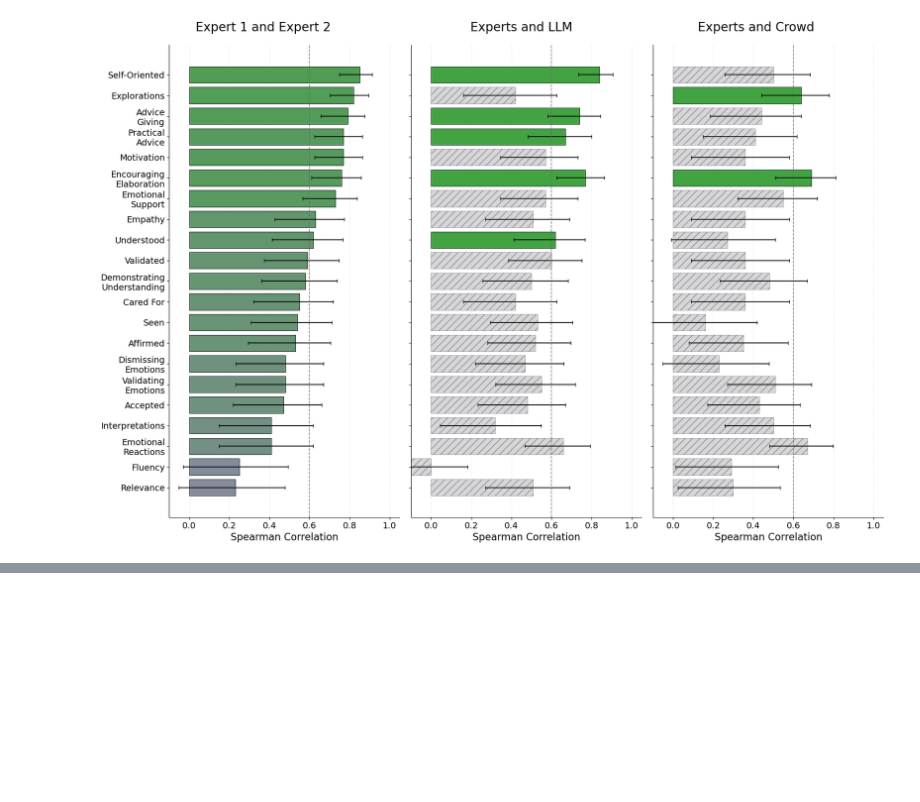
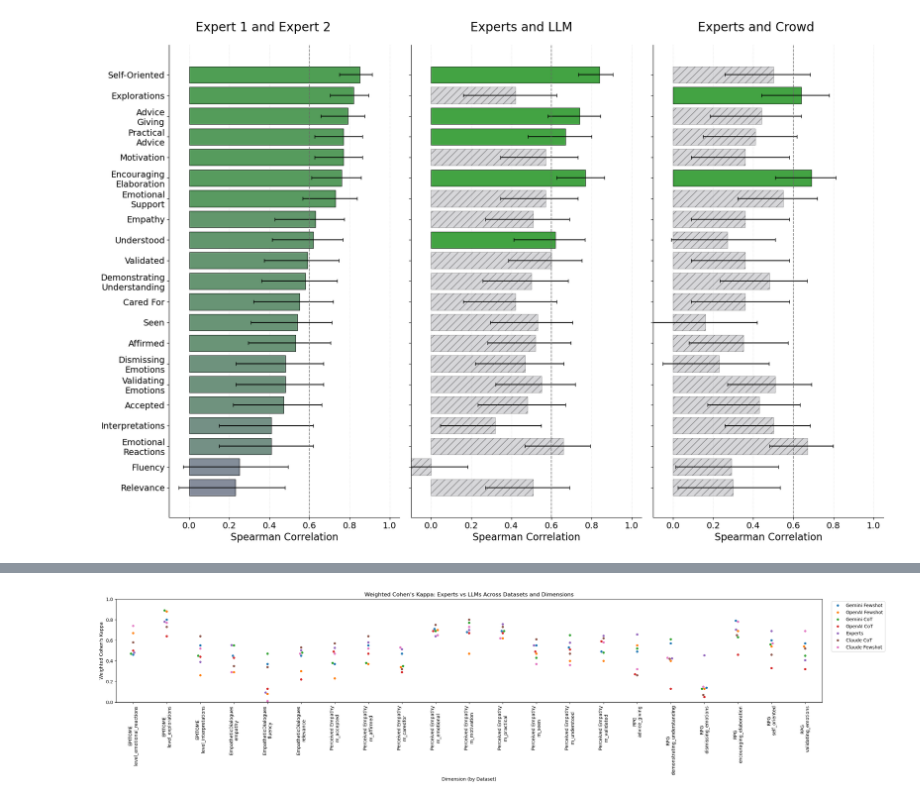
Before and after one commit to Fai-Poungpeth/evaluating-elements-of-empathic-communication, a Jupyter notebook: analysis.ipynb, the cells around one changed output, grey strips where cells are left out. Saved outputs shown, nothing was run; the diff lists cells and outputs as text; code cells hidden in the pictures; blank space fills up the shorter version.

```diff
--- a/analysis.ipynb
+++ b/analysis.ipynb
@@ -1612,0 +1673,63 @@ combined
+# %%
+import seaborn as sns
+import matplotlib.pyplot as plt
+
+# Step 1: Compute average of expert kappas
+combined[('Experts', 'avg')] = combined[('Experts', '1 vs 2')].astype(float) \
+    .add(combined[('Experts', '1 vs 3')], fill_value=0) \
+    .add(combined[('Experts', '2 vs 3')], fill_value=0) / 3
+
+# Step 2: Flatten the MultiIndex columns
+combined_flat = combined.copy()
+combined_flat.columns = ['_'.join(col).strip('_') for col in combined.columns]
+
+# Step 3: Subset relevant columns
+model_columns = [
+    'Experts_avg',
+    'OpenAI_Fewshot', 'OpenAI_CoT',
+    'Gemini (2.5 pro)_Fewshot', 'Gemini (2.5 pro)_CoT',
+    'Claude_Fewshot', 'Claude_CoT'
+]
+keep_cols = ['Dataset', 'Dimension'] + model_columns
+df_plot = combined_flat[keep_cols]
+
+# Step 4: Melt to long format
+df_long = pd.melt(
+    df_plot,
+    id_vars=['Dataset', 'Dimension'],
+    var_name='ModelPrompt',
+    value_name='Kappa'
+)
+
+# Step 5: Clean labels
+df_long['ModelPrompt'] = df_long['ModelPrompt'].replace({
+    'Experts_avg': 'Experts',
+    'OpenAI_Fewshot': 'OpenAI Fewshot',
+    'OpenAI_CoT': 'OpenAI CoT',
+    'Gemini (2.5 pro)_Fewshot': 'Gemini Fewshot',
+    'Gemini (2.5 pro)_CoT': 'Gemini CoT',
+    'Claude_Fewshot': 'Claude Fewshot',
+    'Claude_CoT': 'Claude CoT'
+})
+
+# Step 6: Combine Dataset and Dimension into a single label
+df_long['DimensionLabel'] = df_long['Dataset'] + '\n' + df_long['Dimension']
+
+# Optional: sort by dataset or alphabetically
+df_long = df_long.sort_values(by='DimensionLabel')
+
+# Step 7: Plot all in one figure
+plt.figure(figsize=(24, 6))  # Widen figure to fit many x-axis labels
+sns.swarmplot(data=df_long, x='DimensionLabel', y='Kappa', hue='ModelPrompt')
+
+# Final tweaks
+plt.xticks(rotation=90)
+plt.title("Weighted Cohen's Kappa: Experts vs LLMs Across Datasets and Dimensions")
+plt.ylabel("Weighted Cohen's Kappa")
+plt.xlabel("Dimension (by Dataset)")
+plt.ylim(0, 1)
+plt.legend(bbox_to_anchor=(1.01, 1), loc='upper left')
+plt.tight_layout()
+plt.show()
+# %% [output]
+[figure, added]
```
Also changed, not shown: parts of 12 cells of this notebook, 17 other files.
